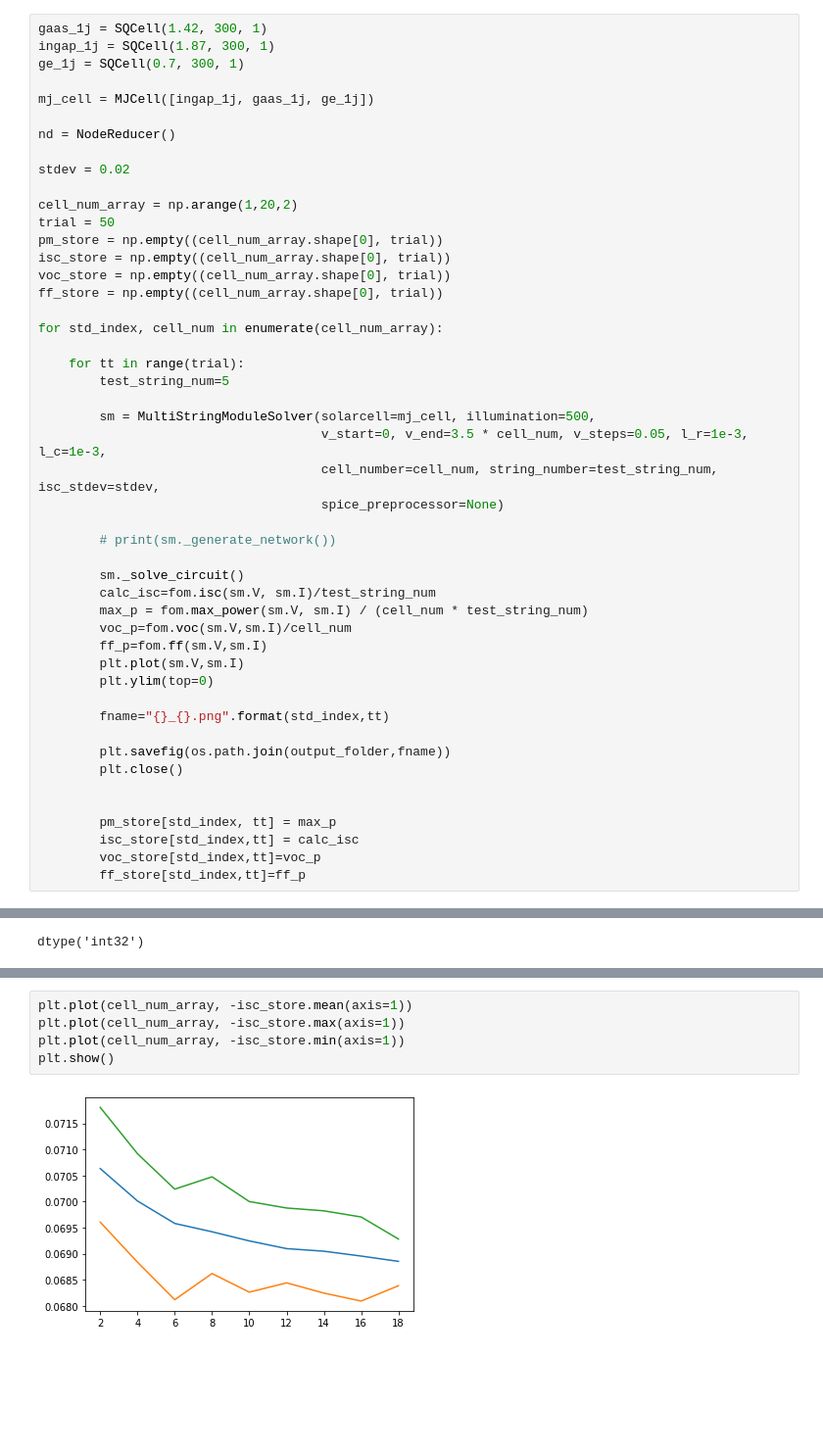
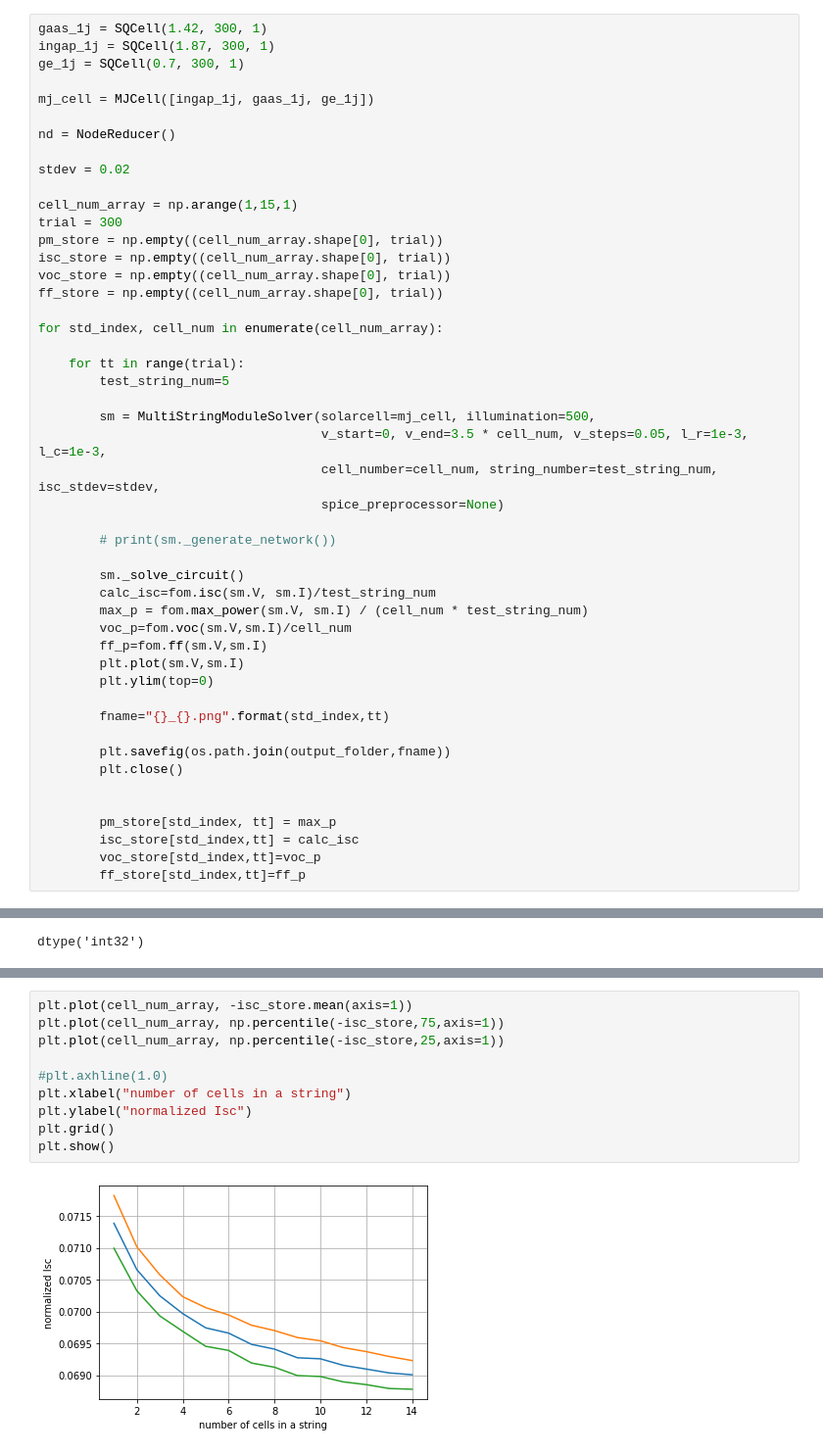
Before and after one commit to kanhua/pypvcircuit, a Jupyter notebook: experiment/Isc variation.ipynb, the cells around one changed output, grey strips where cells are left out. Shown at 98% size. Cells and saved outputs as stored; diff of their text form; blank space fills up the shorter version.

```diff
--- a/experiment/Isc variation.ipynb
+++ b/experiment/Isc variation.ipynb
@@ -39,8 +39,8 @@ nd = NodeReducer()
 
 stdev = 0.02
 
-cell_num_array = np.arange(1,20,2)
-trial = 50
+cell_num_array = np.arange(1,15,1)
+trial = 300
 pm_store = np.empty((cell_num_array.shape[0], trial))
 isc_store = np.empty((cell_num_array.shape[0], trial))
 voc_store = np.empty((cell_num_array.shape[0], trial))
@@ -112,10 +112,15 @@ plt.show()
 # %%
 plt.plot(cell_num_array, -isc_store.mean(axis=1))
-plt.plot(cell_num_array, -isc_store.max(axis=1))
-plt.plot(cell_num_array, -isc_store.min(axis=1))
+plt.plot(cell_num_array, np.percentile(-isc_store,75,axis=1))
+plt.plot(cell_num_array, np.percentile(-isc_store,25,axis=1))
+
+#plt.axhline(1.0)
+plt.xlabel("number of cells in a string")
+plt.ylabel("normalized Isc")
+plt.grid()
 plt.show()
 # %% [output]
-[figure, old version]
+[figure, new version]
 # %%
 plt.plot(cell_num_array, voc_store.mean(axis=1))
 plt.plot(cell_num_array, voc_store.max(axis=1))
```
Also changed, not shown: parts of 6 cells of this notebook, 12 other files.
